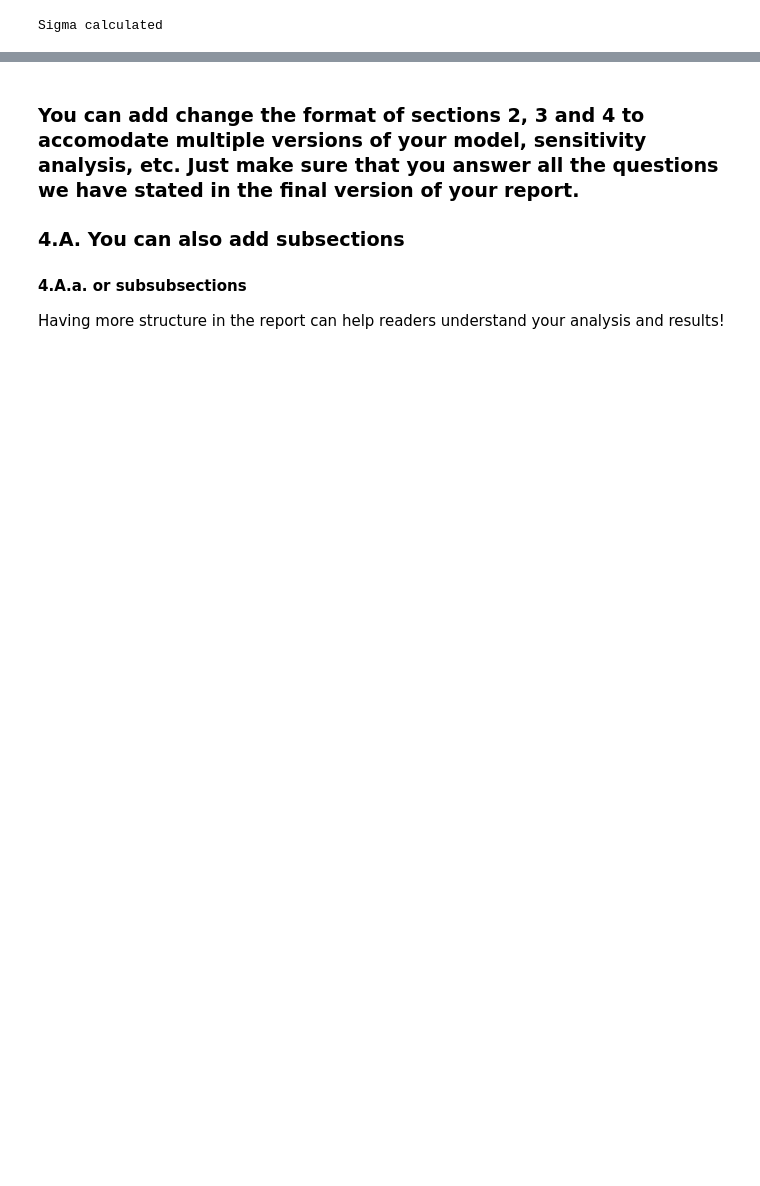
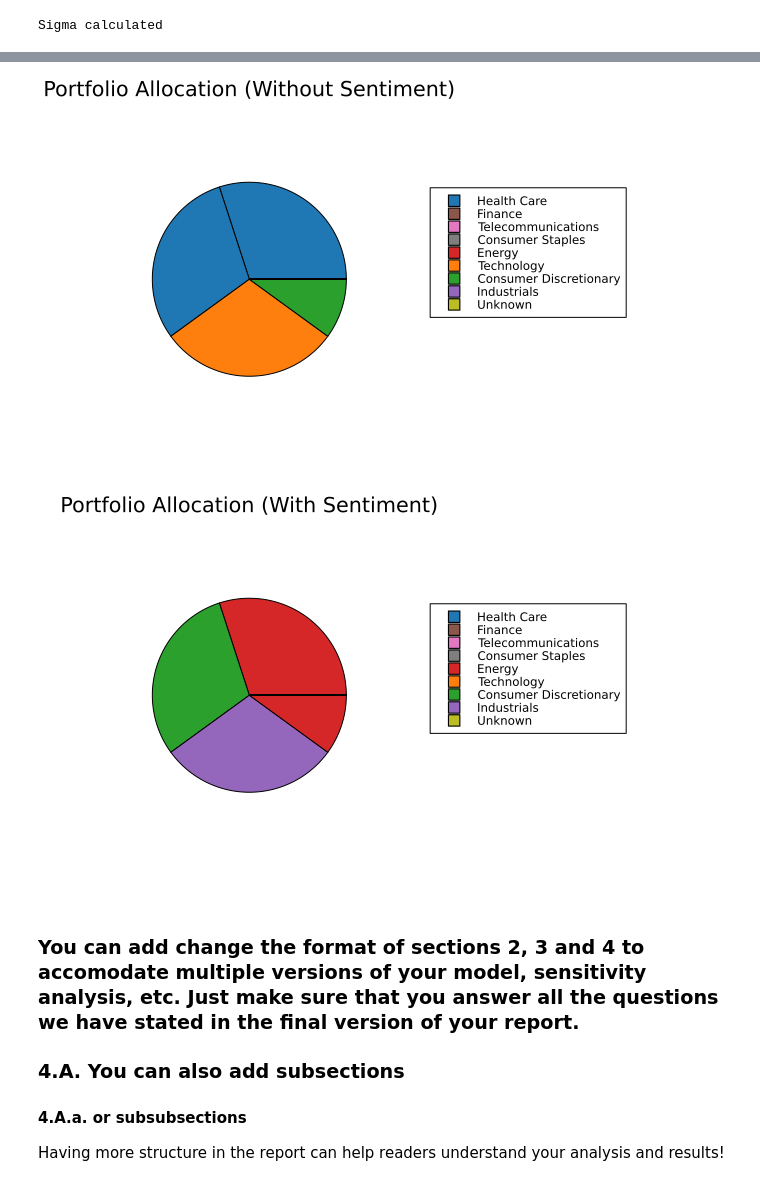
Before and after one commit to WillGeis/sentiment-predict, a Jupyter notebook: final_report/FINAL/project-template.ipynb, the cells around one changed output, grey strips where cells are left out. Cells and saved outputs as stored; diff of their text form; code cells hidden in the pictures; blank space fills up the shorter version.

```diff
--- a/final_report/FINAL/project-template.ipynb
+++ b/final_report/FINAL/project-template.ipynb
@@ -289,3 +540,49 @@ Use plots (see `PyPlot` examples from class), or you can display results in a ta
+# %%
+using CSV
+using DataFrames
+using Plots
+
+function plot_portfolio_pie(df::DataFrame, title_str::String, sector_colors::Dict)
+    labels = df.Stock
+    allocations = df.Allocation
+    sectors = df.Sector
+
+    # Assign colors using the provided sector_colors
+    colors = [sector_colors[s] for s in sectors]
+
+    # Create pie chart
+    pie_chart = pie(allocations;
+        label = false,
+        title = title_str,
+        c = colors,
+        legend = false)
+
+    # Manually add legend entries using invisible scatter points
+    for (sector, color) in sector_colors
+        scatter!(pie_chart, [NaN], [NaN], label = sector, markercolor = color, markershape = :rect)
+    end
+
+    plot!(pie_chart, legend = :outertopright)
+    display(pie_chart)
+end
+
+# Load the dataframes
+df1 = CSV.read("top_stocks_no_sentiment.csv", DataFrame)
+df2 = CSV.read("top_stocks_with_sentiment.csv", DataFrame)
+
+# Extract unique sectors from both datasets
+unique_sectors = unique(vcat(df1.Sector, df2.Sector))
+
+# Create a consistent color palette based on unique sectors
+sector_palette = palette(:tab10)[1:length(unique_sectors)]
+sector_colors = Dict(s => c for (s, c) in zip(unique_sectors, sector_palette))
+
+# Plot both datasets with the same sector color mapping
+plot_portfolio_pie(df1, "Portfolio Allocation (Without Sentiment)", sector_colors)
+plot_portfolio_pie(df2, "Portfolio Allocation (With Sentiment)", sector_colors)
+# %% [output]
+[figure, added]
+[figure, added]
 # %% [markdown]
 ### You can add change the format of sections 2, 3 and 4 to accomodate multiple versions of your model, sensitivity analysis, etc. Just make sure that you answer all the questions we have stated in the final version of your report.
 
```
Also changed, not shown: parts of 29 cells of this notebook, 4 other files.
